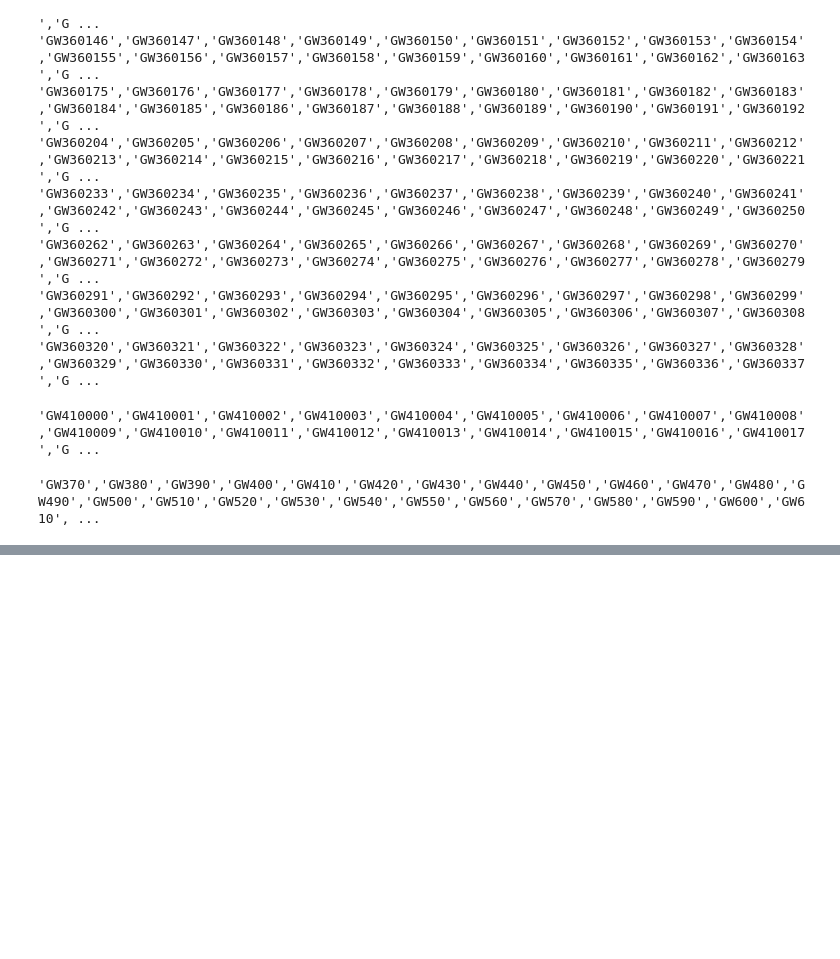
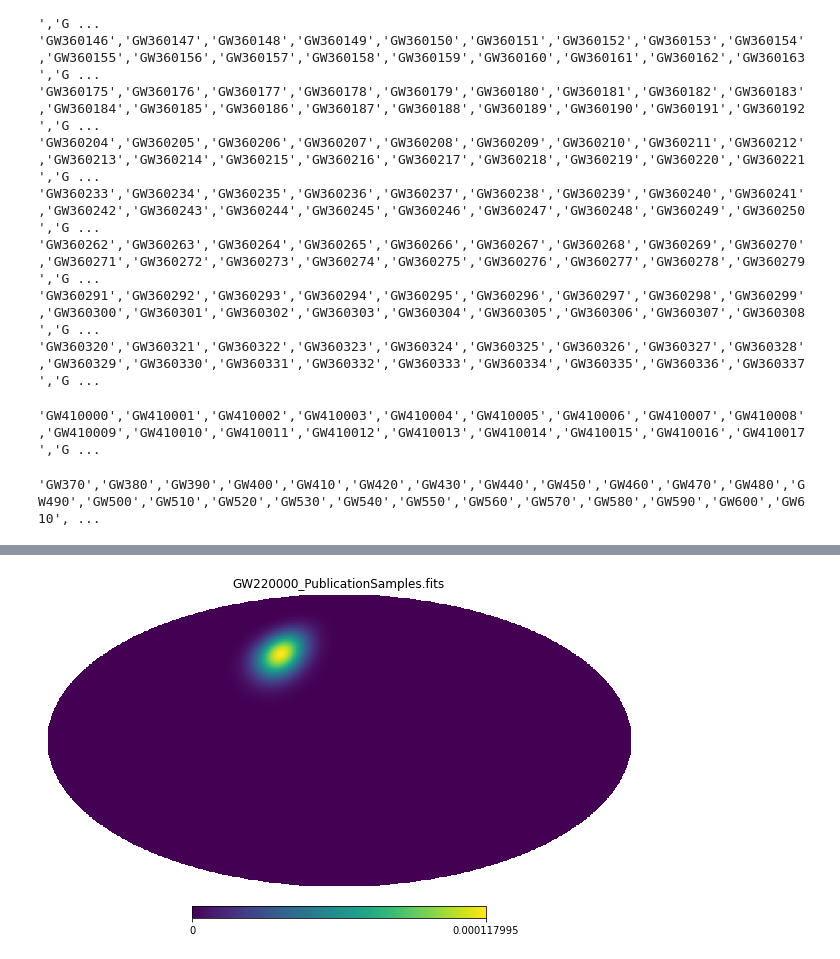
Before and after one commit to RCianca/DarkSirensStat, a Jupyter notebook: ProxyGenerator/ProxyGen.ipynb, the cells around one changed output, grey strips where cells are left out. Saved outputs shown, nothing was run; the diff lists cells and outputs as text; code cells hidden in the pictures; blank space fills up the shorter version.

```diff
--- a/ProxyGenerator/ProxyGen.ipynb
+++ b/ProxyGenerator/ProxyGen.ipynb
@@ -807,7 +812,7 @@ os.chdir(GW_data_path)
 all_files=os.listdir()
 GWs=[]
 for i in range(len(all_files)):
-    if 'GW360' in all_files[i]:
+    if 'GW320' in all_files[i]:
         GWs.append(all_files[i])
 GWs=list(dict.fromkeys(GWs))
 del (all_files)
@@ -827,8 +832,14 @@ for fname in tqdm(GWs):
     #alldl.append(mu[np.argmax(p_posterior)])
     #print('Dl={}'.format(mu[np.argmax(p_posterior)]))
     sigma=mu*0.1
+    sig=np.average(sigma,weights=p_posterior)
+    dl=np.average(mu,weights=p_posterior)
+    newdl=np.random.normal(dl,sig)
+    scale=newdl/dl
+    new_mu=scale*mu
+    #new_sigma=new_mu*0.1
     #sig_avr=np.average(sigma,weights=p_posterior)
     #print('average luminosity distance Sigma={} Mpc'.format(sig_avr))
-    dat=Table([p_posterior,mu,sigma,posteriorNorm],
-              names=('PROB','DISTMU','DISTSIGMA','DISTNORM'))
-    fits.write_sky_map(fname,dat, nest=True)
+    #dat=Table([p_posterior,new_mu,sigma,posteriorNorm],
+    #          names=('PROB','DISTMU','DISTSIGMA','DISTNORM'))
+    #fits.write_sky_map(fname,dat, nest=True)
@@ -886,0 +910,28 @@ print('{}'.format(to_print))
+# %%
+#-------------------DATASHEET--------------------------------------
+name='GW31xxxx_datasheet.txt'
+#file= open(name,'w')
+#my_header=['name\t','dl\t','theta\t','phi\t','z\t','deltadl\t','sigma_phi\n']
+#file.writelines(my_header)
+#file.close()
+with open(name,'r') as f:
+    next(f)
+    lines=f.readlines()
+    GWs_dl=[]
+    GWs_theta=[]
+    GWs_phi=[]
+    GWs_z=[]
+    GWs_deltadl=[]
+    for x in lines:
+        GWs_dl.append(float(x.split('\t')[1]))
+        GWs_theta.append(float(x.split('\t')[2]))
+        GWs_phi.append(float(x.split('\t')[3]))
+        GWs_z.append(float(x.split('\t')[4]))
+        GWs_deltadl.append(float(x.split('\t')[5]))
+    #for i in range(len(GW_z)):
+
+GWs_dl=np.asarray(GWs_dl)
+GWs_theta=np.asarray(GWs_theta)
+GWs_phi=np.asarray(GWs_phi)
+GWs_z=np.asarray(GWs_z)
+GWs_deltadl=np.asarray(GWs_deltadl)
@@ -886,0 +1095,4 @@ print('{}'.format(to_print))
+# %%
+hp.mollview(gauss64, title=fname,nest=True)
+# %% [output]
+[figure, added]
```
Also changed, not shown: parts of 10 cells of this notebook, 18 other files.
